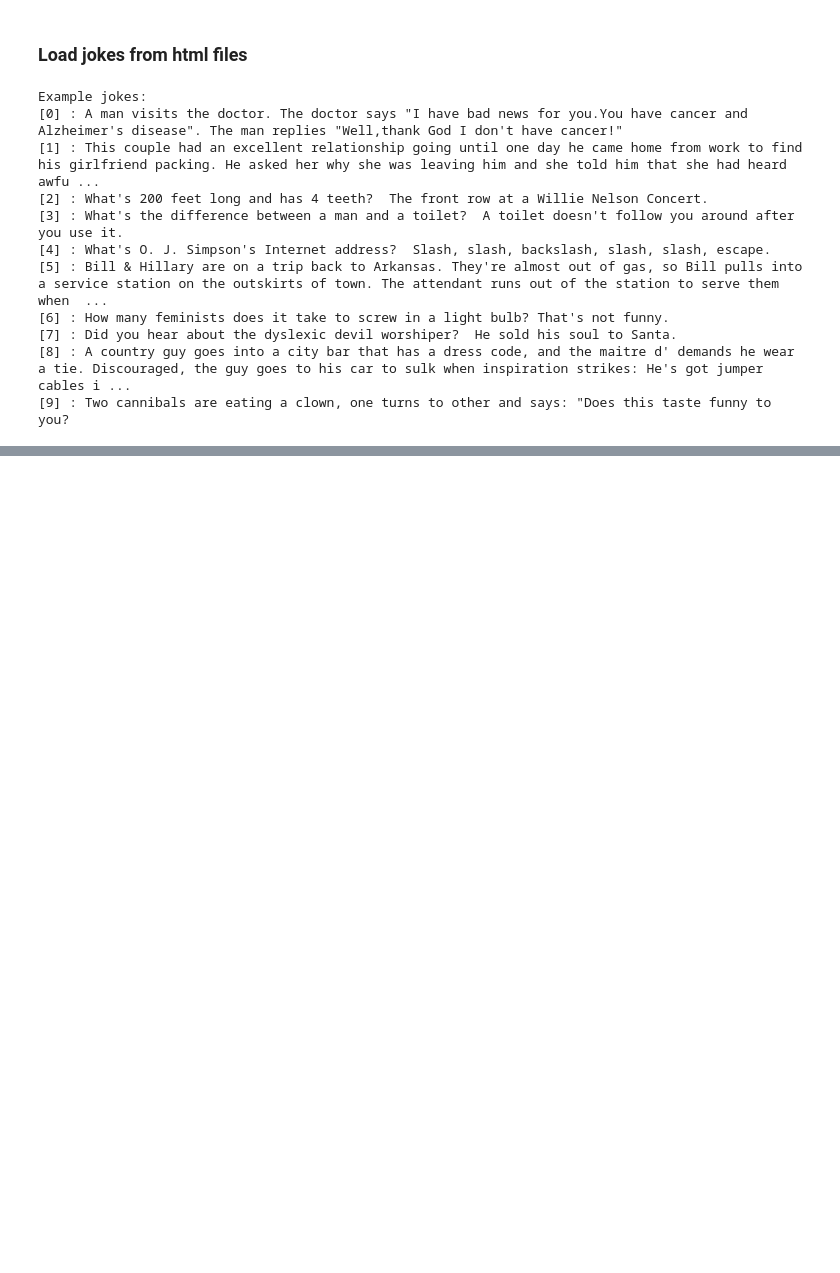
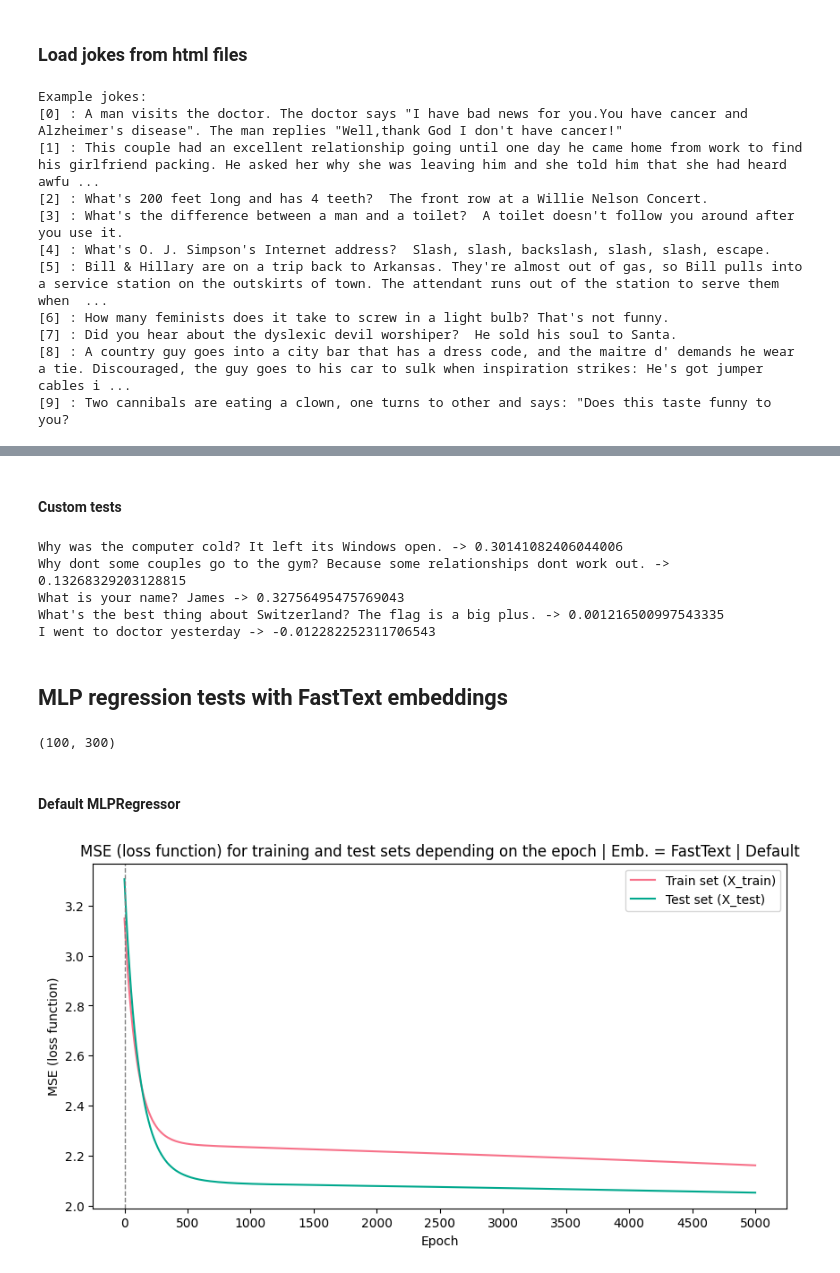
Before and after one commit to Krisenberg/AI_Lab, a Jupyter notebook: Lab_5_neural_network/src/mlp_regression.ipynb, the cells around one changed output, grey strips where cells are left out. Saved outputs shown, nothing was run; the diff lists cells and outputs as text; code cells hidden in the pictures; blank space fills up the shorter version.

```diff
--- a/Lab_5_neural_network/src/mlp_regression.ipynb
+++ b/Lab_5_neural_network/src/mlp_regression.ipynb
@@ -117,0 +224,53 @@ Example jokes:
+# %% [markdown]
+#### Custom tests
+# %%
+rng = np.random.RandomState(42)
+
+custom_jokes = [
+    "Why was the computer cold? It left its Windows open.",
+    "Why dont some couples go to the gym? Because some relationships dont work out.",
+    "What is your name? James",
+    "What's the best thing about Switzerland? The flag is a big plus.",
+    "I went to doctor yesterday"
+]
+
+custom_X = model.encode(custom_jokes)
+
+mlp = MLPRegressor(hidden_layer_sizes=(200,), solver='sgd', alpha=0.0, learning_rate='constant', random_state=rng, warm_start=True, max_iter=1)
+X_train, _, Y_train, _ = train_test_split(X, Y, test_size=0.3, random_state=rng)
+mlp.fit(X_train, Y_train)
+
+predicts = mlp.predict(custom_X)
+
+for i in range(len(custom_jokes)):
+    print(f"{custom_jokes[i]} -> {predicts[i]}")
+# %% [output]
+Why was the computer cold? It left its Windows open. -> 0.30141082406044006
+Why dont some couples go to the gym? Because some relationships dont work out. -> 0.13268329203128815
+What is your name? James -> 0.32756495475769043
+What's the best thing about Switzerland? The flag is a big plus. -> 0.001216500997543335
+I went to doctor yesterday -> -0.012282252311706543
+# %% [markdown]
+## MLP regression tests with FastText embeddings
+# %%
+del model, X
+
+fasttext_path = os.path.join('generate_embeddings', 'cc.en.300.bin')
+model = fasttext.load_model(fasttext_path)
+
+X = np.array([model.get_sentence_vector(joke) for joke in jokes])
+
+# print embeddings shape
+print(X.shape)
+# %% [output]
+(100, 300)
+# %% [markdown]
+#### Default MLPRegressor
+# %%
+rng = np.random.RandomState(42)
+
+mlp = MLPRegressor(solver='sgd', alpha=0.0, learning_rate='constant', random_state=rng, warm_start=True, max_iter=1)
+X_train, X_test, Y_train, Y_test = train_test_split(X, Y, test_size=0.3, random_state=rng)
+run_mlp_network_test(X_train, X_test, Y_train, Y_test, mlp, iterations=5000, chart_filename='fasttext_default', embeddings='FastText', parameter='Default')
+# %% [output]
+[figure, added]
```
Also changed, not shown: parts of 20 cells of this notebook, 22 other files.
